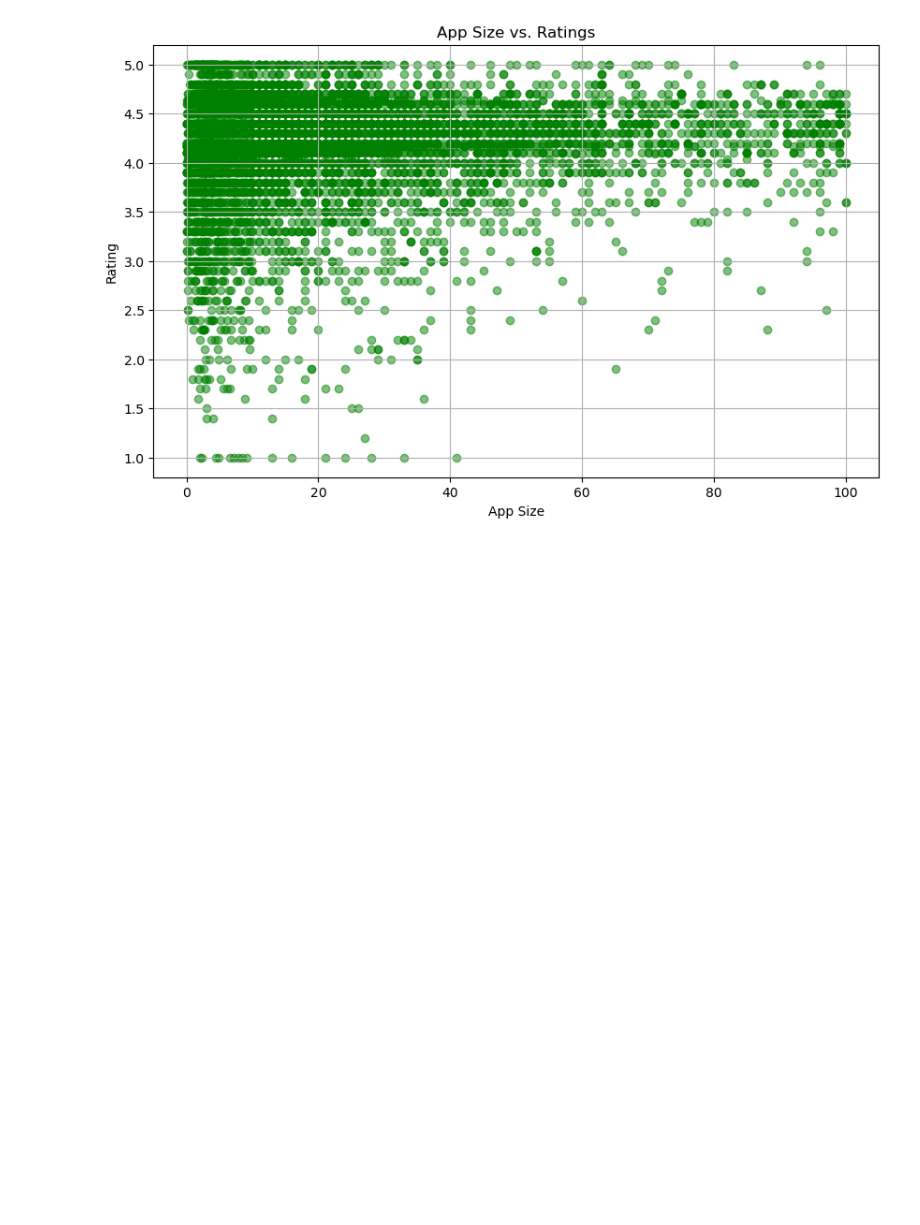
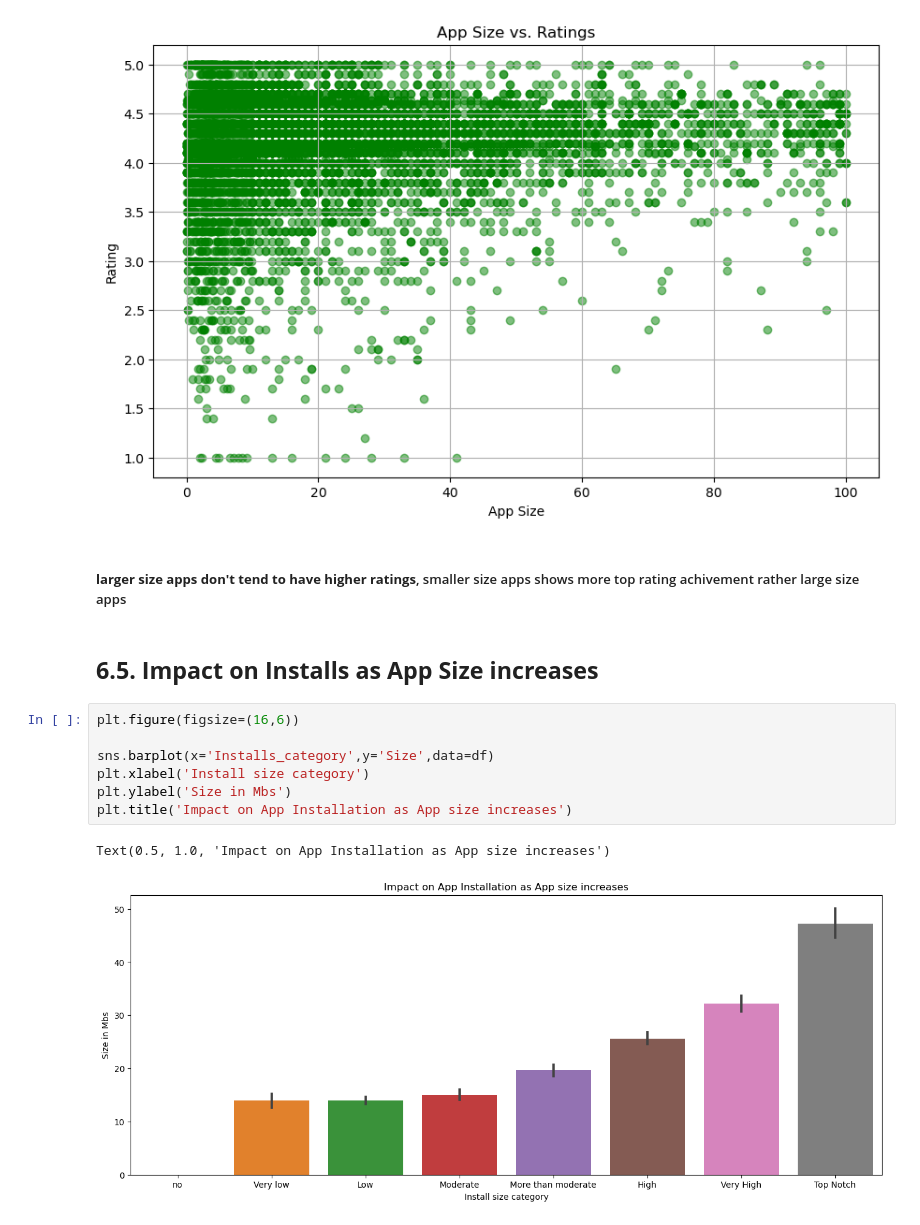
Before and after one commit to Ghazi-work/Python-Pandas, a Jupyter notebook: Kaggle_GooglePlaystoreAppEDA.ipynb, the cells around one changed output. Drawn from its saved outputs; the diff is of its cells as text; blank space fills up the shorter version.

```diff
--- a/Kaggle_GooglePlaystoreAppEDA.ipynb
+++ b/Kaggle_GooglePlaystoreAppEDA.ipynb
@@ -692,3 +695,17 @@ plt.grid(True)
 plt.show()
 # %% [output]
 [figure]
+# %% [markdown]
+##### **larger size apps don't tend to have higher ratings**, smaller size apps shows more top rating achivement rather large size apps
+# %% [markdown]
+## **6.5. Impact on Installs as App Size increases**
+# %%
+plt.figure(figsize=(16,6))
+
+sns.barplot(x='Installs_category',y='Size',data=df)
+plt.xlabel('Install size category')
+plt.ylabel('Size in Mbs')
+plt.title('Impact on App Installation as App size increases')
+# %% [output]
+Text(0.5, 1.0, 'Impact on App Installation as App size increases')
+[figure, added]
```
Also changed, not shown: parts of 17 cells of this notebook.
